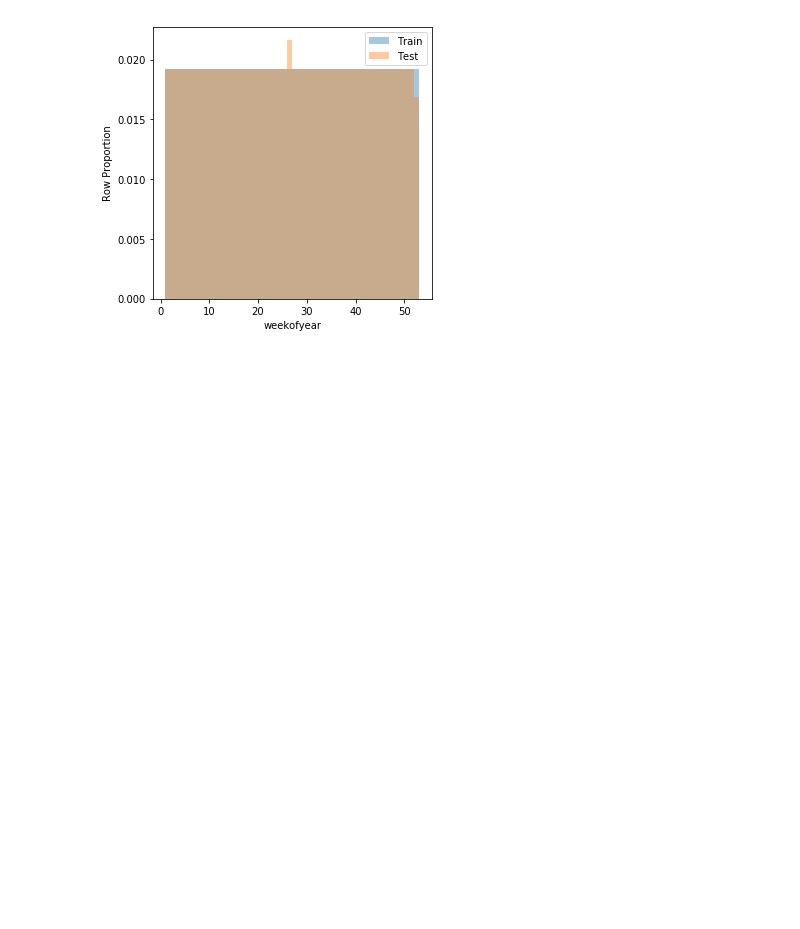
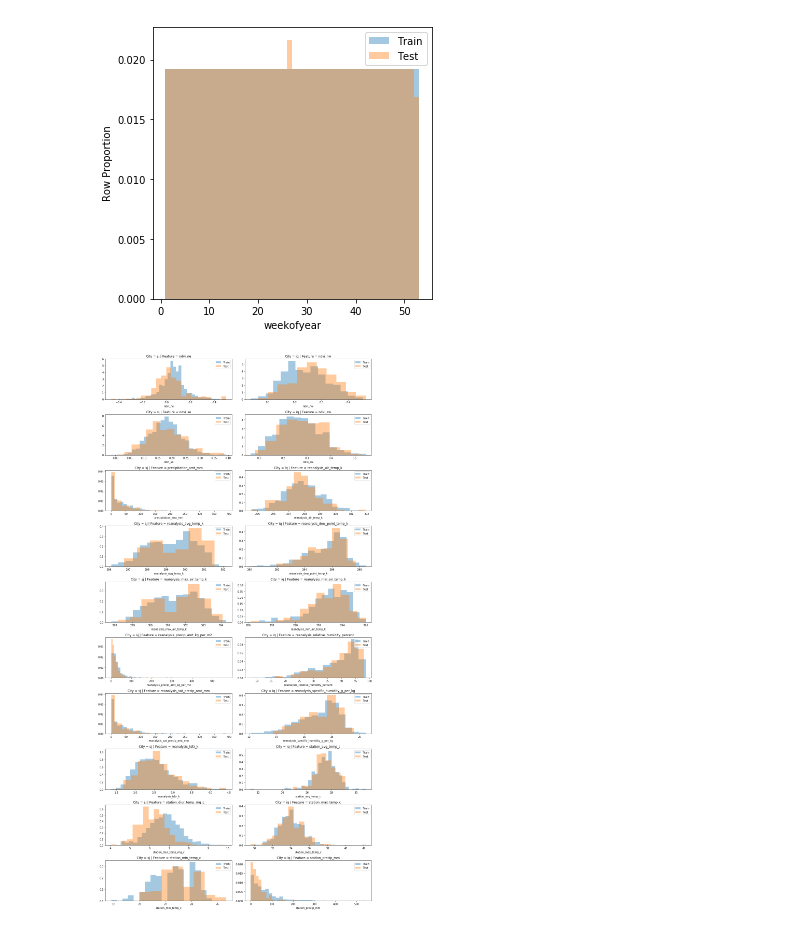
Before and after one commit to chrisgschon/DengAI, a Jupyter notebook: notebooks/Exploratory_Data_Analysis.ipynb, the cells around one changed output. Saved outputs shown, nothing was run; the diff lists cells and outputs as text; code cells hidden in the pictures; blank space fills up the shorter version.

```diff
--- a/notebooks/Exploratory_Data_Analysis.ipynb
+++ b/notebooks/Exploratory_Data_Analysis.ipynb
@@ -93,3 +99,16 @@ plt.legend();
 plt.ylabel('Row Proportion');
 # %% [output]
 [figure]
+# %%
+fix, ax = plt.subplots(nrows = 10, ncols = 2, figsize = (15,30))
+cities = ['sj', 'iq']
+for i, col in enumerate(numeric_cols):
+    city = cities[np.mod(i,2)]
+    axes = ax[int(np.floor(i/2)),np.mod(i,2)]
+    sns.distplot(combined[col][(combined['dataset'] == 'train') & (combined['city'] == city)].dropna(), kde = False, label = 'Train', norm_hist = True, ax = axes)
+    sns.distplot(combined[col][(combined['dataset'] == 'test') & (combined['city'] == city)].dropna(), kde = False, label = 'Test', norm_hist = True, ax = axes)
+    axes.legend(loc = 'upper right');
+    axes.set_title('City = '+  city + ' | Feature = ' + col)
+    plt.tight_layout()
+# %% [output]
+[figure, added]
```
Also changed, not shown: parts of 17 cells of this notebook, 2 other files.
